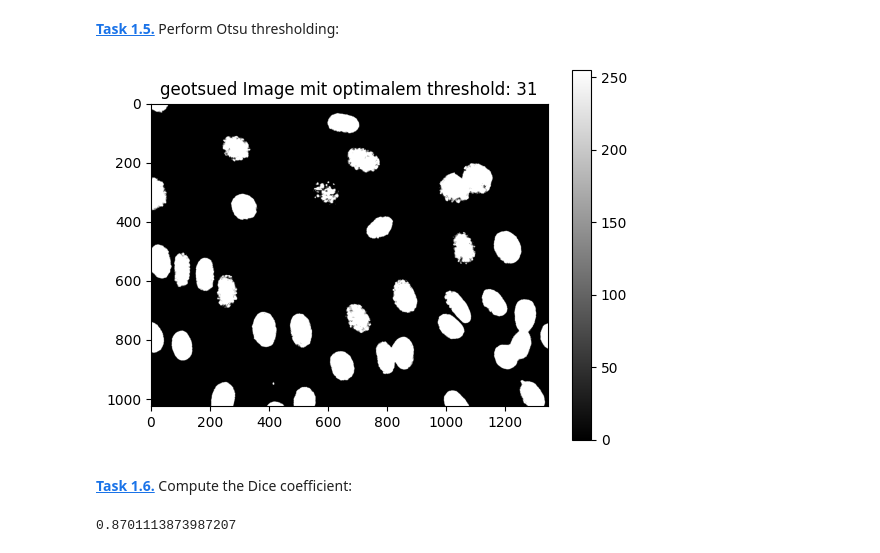
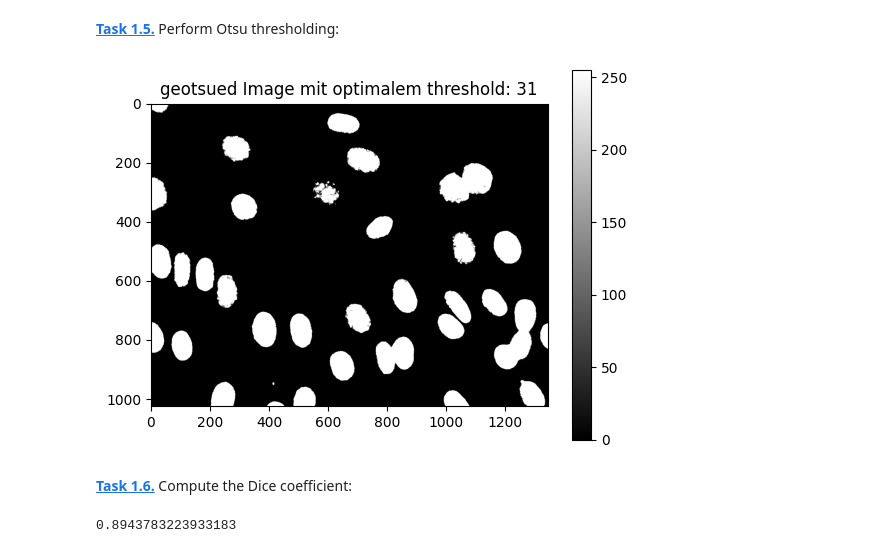
Before and after one commit to LutzReh/Lutz-tries-to-code, a Jupyter notebook: otsu.ipynb, the cells around one changed output. Cells and saved outputs as stored; diff of their text form; code cells hidden in the pictures.

```diff
--- a/otsu.ipynb
+++ b/otsu.ipynb
@@ -68,21 +68,21 @@ print(optimal_threshold)
 # %%
 img_otsu = np.zeros_like(img8)
 
 threshold = otsu_thresholding(img8,h)
 
 for i in range(img8.shape[0]):
     for j in range(img8.shape[1]):
-        if img8[i,j]>threshold:
+        if img8[i,j]>= threshold:
             img_otsu[i,j]=255
         else:
             img_otsu[i,j]=0
 
 plt.imshow(img_otsu, cmap="grey")
 plt.title(f"geotsued Image mit optimalem threshold: {optimal_threshold}")
 plt.colorbar()
 plt.show()
 # %% [output]
-[figure, old version]
+[figure, new version]
 # %% [markdown]
 **[Task 1.6.]()** Compute the Dice coefficient:
 # %%
@@ -94,4 +94,4 @@ DC = (2*(np.sum(img_otsu*gt_img0))/(np.sum(img_otsu)+np.sum(gt_img0)))
 
 print(DC)
 # %% [output]
-0.8701113873987207
+0.8943783223933183
```
